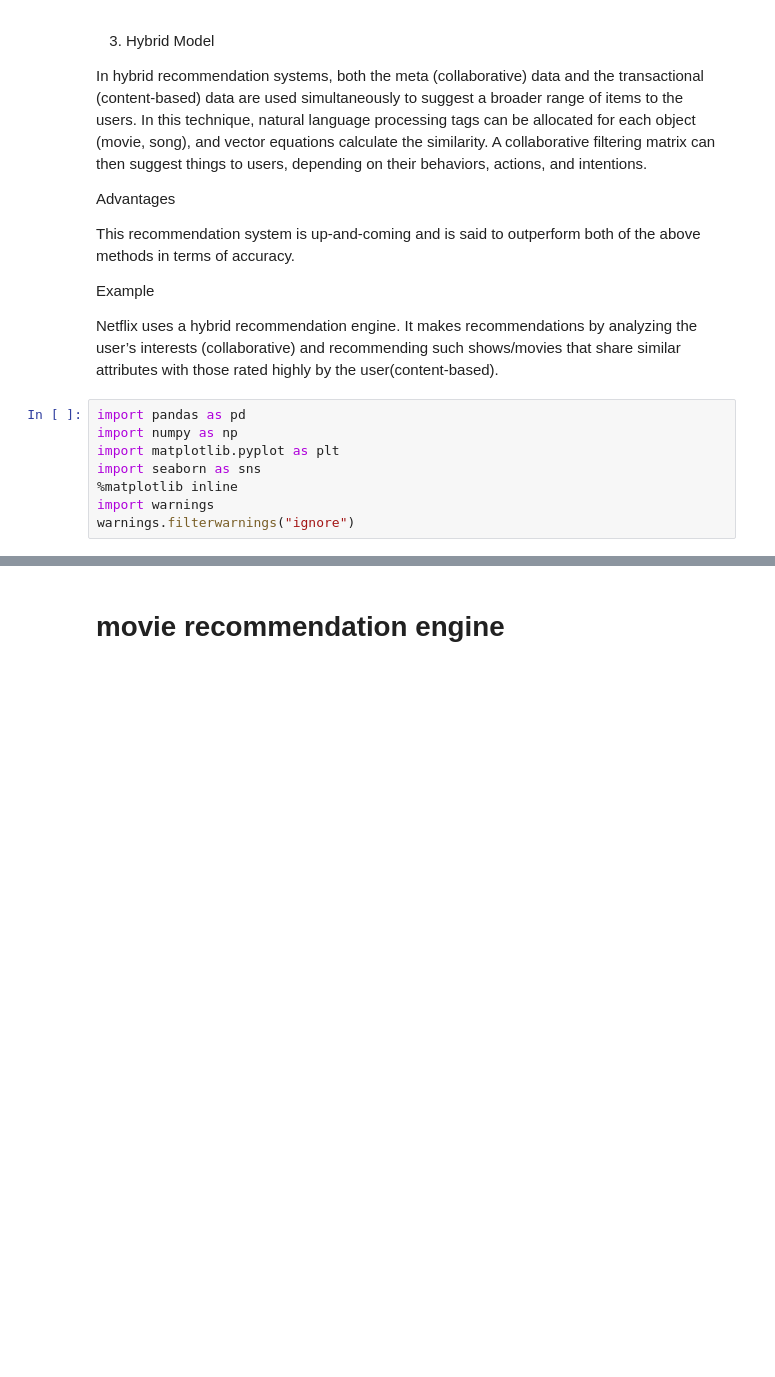
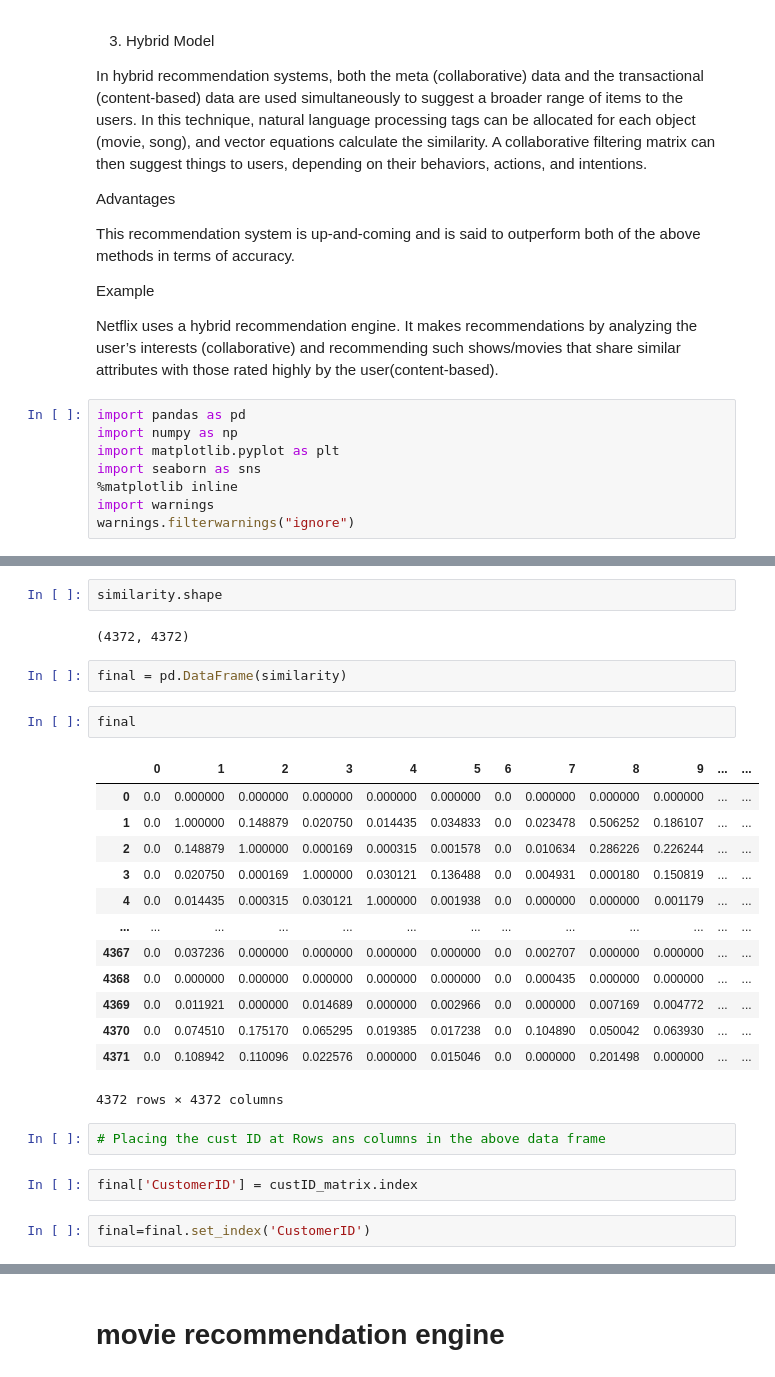
Before and after one commit to Adigit/machine_learning, a Jupyter notebook: april_23_online_shopping.ipynb, the cells around one changed output, grey strips where cells are left out. Saved outputs shown, nothing was run; the diff lists cells and outputs as text; blank space fills up the shorter version.

```diff
--- a/april_23_online_shopping.ipynb
+++ b/april_23_online_shopping.ipynb
@@ -1019,0 +1136,28 @@ FileNotFoundError: [Errno 2] No such file or directory: 'Online_shopping.xlsx'
+# %%
+similarity.shape
+# %% [output]
+(4372, 4372)
+# %%
+final = pd.DataFrame(similarity)
+# %%
+final
+# %% [output]
+|  | 0 | 1 | 2 | 3 | 4 | 5 | 6 | 7 | 8 | 9 | ... | ... |
+| 0 | 0.0 | 0.000000 | 0.000000 | 0.000000 | 0.000000 | 0.000000 | 0.0 | 0.000000 | 0.000000 | 0.000000 | ... | ... |
+| 1 | 0.0 | 1.000000 | 0.148879 | 0.020750 | 0.014435 | 0.034833 | 0.0 | 0.023478 | 0.506252 | 0.186107 | ... | ... |
+| 2 | 0.0 | 0.148879 | 1.000000 | 0.000169 | 0.000315 | 0.001578 | 0.0 | 0.010634 | 0.286226 | 0.226244 | ... | ... |
+| 3 | 0.0 | 0.020750 | 0.000169 | 1.000000 | 0.030121 | 0.136488 | 0.0 | 0.004931 | 0.000180 | 0.150819 | ... | ... |
+| 4 | 0.0 | 0.014435 | 0.000315 | 0.030121 | 1.000000 | 0.001938 | 0.0 | 0.000000 | 0.000000 | 0.001179 | ... | ... |
+| ... | ... | ... | ... | ... | ... | ... | ... | ... | ... | ... | ... | ... |
+| 4367 | 0.0 | 0.037236 | 0.000000 | 0.000000 | 0.000000 | 0.000000 | 0.0 | 0.002707 | 0.000000 | 0.000000 | ... | ... |
+| 4368 | 0.0 | 0.000000 | 0.000000 | 0.000000 | 0.000000 | 0.000000 | 0.0 | 0.000435 | 0.000000 | 0.000000 | ... | ... |
+| 4369 | 0.0 | 0.011921 | 0.000000 | 0.014689 | 0.000000 | 0.002966 | 0.0 | 0.000000 | 0.007169 | 0.004772 | ... | ... |
+| 4370 | 0.0 | 0.074510 | 0.175170 | 0.065295 | 0.019385 | 0.017238 | 0.0 | 0.104890 | 0.050042 | 0.063930 | ... | ... |
+| 4371 | 0.0 | 0.108942 | 0.110096 | 0.022576 | 0.000000 | 0.015046 | 0.0 | 0.000000 | 0.201498 | 0.000000 | ... | ... |
+4372 rows × 4372 columns
+# %%
+# Placing the cust ID at Rows ans columns in the above data frame
+# %%
+final['CustomerID'] = custID_matrix.index
+# %%
+final=final.set_index('CustomerID')
```
Also changed, not shown: parts of 66 cells of this notebook.
